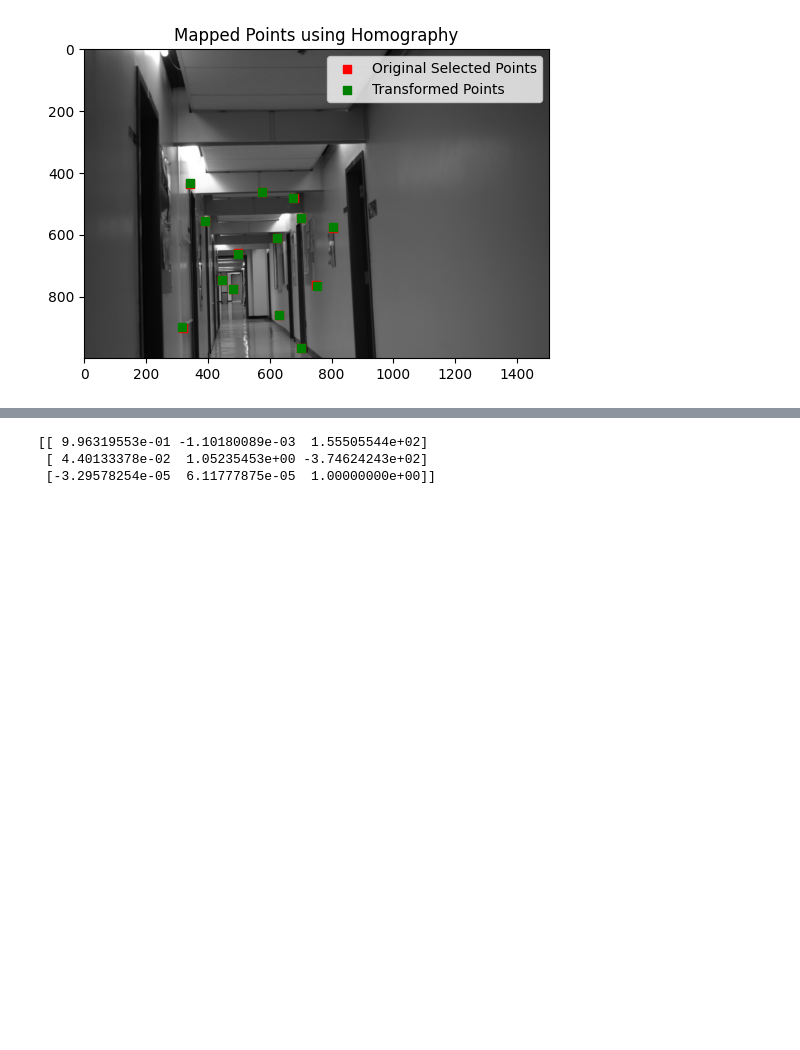
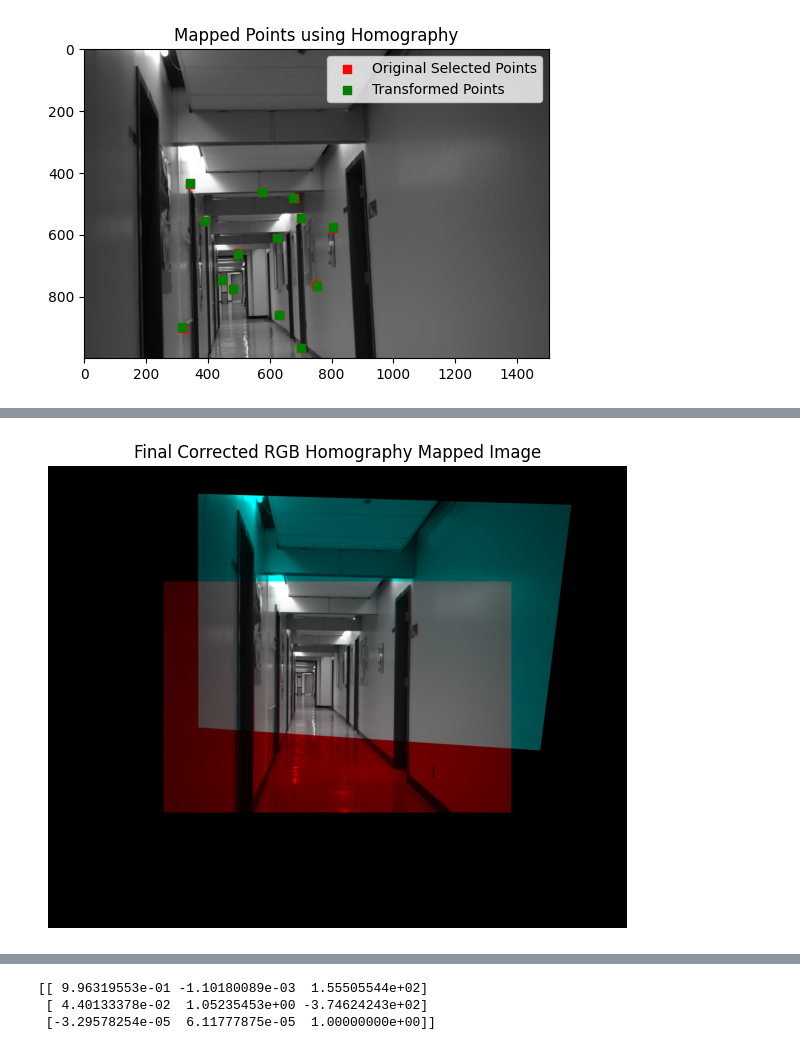
Before and after one commit to humzkhan/CSC420A4, a Jupyter notebook: A4_n.ipynb, the cells around one changed output, grey strips where cells are left out. Drawn from its saved outputs; the diff is of its cells as text; code cells hidden in the pictures; blank space fills up the shorter version.

```diff
--- a/A4_n.ipynb
+++ b/A4_n.ipynb
@@ -133,3 +239,74 @@ Shear: -0.0011
+# %%
+import cv2
+import numpy as np
+import matplotlib.pyplot as plt
+
+# Load images
+hallway1 = cv2.imread("hallway1.jpg")
+hallway2 = cv2.imread("hallway2.jpg")
+
+# Convert images to grayscale
+hallway1_gray = cv2.cvtColor(hallway1, cv2.COLOR_BGR2GRAY)
+hallway2_gray = cv2.cvtColor(hallway2, cv2.COLOR_BGR2GRAY)
+
+# Define large enough output canvas
+offset_x, offset_y = 500, 500
+stitch_width = max(hallway1.shape[1], hallway2.shape[1]) + 2 * offset_x
+stitch_height = max(hallway1.shape[0], hallway2.shape[0]) + 2 * offset_y
+
+# Modify the homography matrix to apply the correct translation
+T_offset = np.array([
+    [1, 0, offset_x],
+    [0, 1, offset_y],
+    [0, 0, 1]
+])  # Translation matrix
+H_fixed = H
+H_final = T_offset @ H_fixed  # Apply translation correction
+
+# Warp hallway2 using fixed homography
+warped_hallway2 = cv2.warpPerspective(hallway2_gray, H_final, (stitch_width, stitch_height))
+
+# Create a blank RGB stitched image (initialized to black)
+stitched_rgb = np.zeros((stitch_height, stitch_width, 3), dtype=np.uint8)
+
+# Insert hallway1 grayscale into the **Red channel**
+stitched_rgb[offset_y:offset_y + hallway1_gray.shape[0], offset_x:offset_x + hallway1_gray.shape[1], 2] = hallway1_gray  # Red
+
+# Compute **Inverse Homography** (for mapping back)
+#H_inv = np.linalg.inv(H_final)
+
+# Insert warped hallway2 grayscale into **Blue & Green channels**
+stitched_rgb[:, :, 0] = warped_hallway2  # Blue
+stitched_rgb[:, :, 1] = warped_hallway2  # Green
+
+# Display the final corrected RGB-stitched homography-mapped image
+plt.figure(figsize=(10, 6))
+plt.imshow(cv2.cvtColor(stitched_rgb, cv2.COLOR_BGR2RGB))
+plt.axis("off")
+plt.title("Final Corrected RGB Homography Mapped Image")
+plt.show()
+
+# # Map pixels from hallway1 space to hallway2 space
+# for y in range(stitch_height):
+#     for x in range(stitch_width):
+#         # Map (x, y) using inverse homography
+#         mapped = H_fixed @ np.array([x, y, 1])
+#         mapped /= mapped[2]  # Normalize
+#         x_mapped, y_mapped = int(mapped[0]), int(mapped[1])
+
+#         # If (x_mapped, y_mapped) is inside hallway2, use its grayscale value
+#         if 0 <= x_mapped < hallway2_gray.shape[1] and 0 <= y_mapped < hallway2_gray.shape[0]:
+#             stitched_rgb[y, x, 0] = hallway2_gray[y_mapped, x_mapped]  # Blue
+#             stitched_rgb[y, x, 1] = hallway2_gray[y_mapped, x_mapped]  # Green
+
+# # Display the final RGB-stitched homography-mapped image
+# plt.figure(figsize=(10, 6))
+# plt.imshow(cv2.cvtColor(stitched_rgb, cv2.COLOR_BGR2RGB))
+# plt.axis("off")
+# plt.title("Final RGB Homography Mapped Image")
+# plt.show()
+# %% [output]
+[figure, added]
 # %%
 import numpy as np
 import cv2
```
Also changed, not shown: parts of 2 cells of this notebook.
